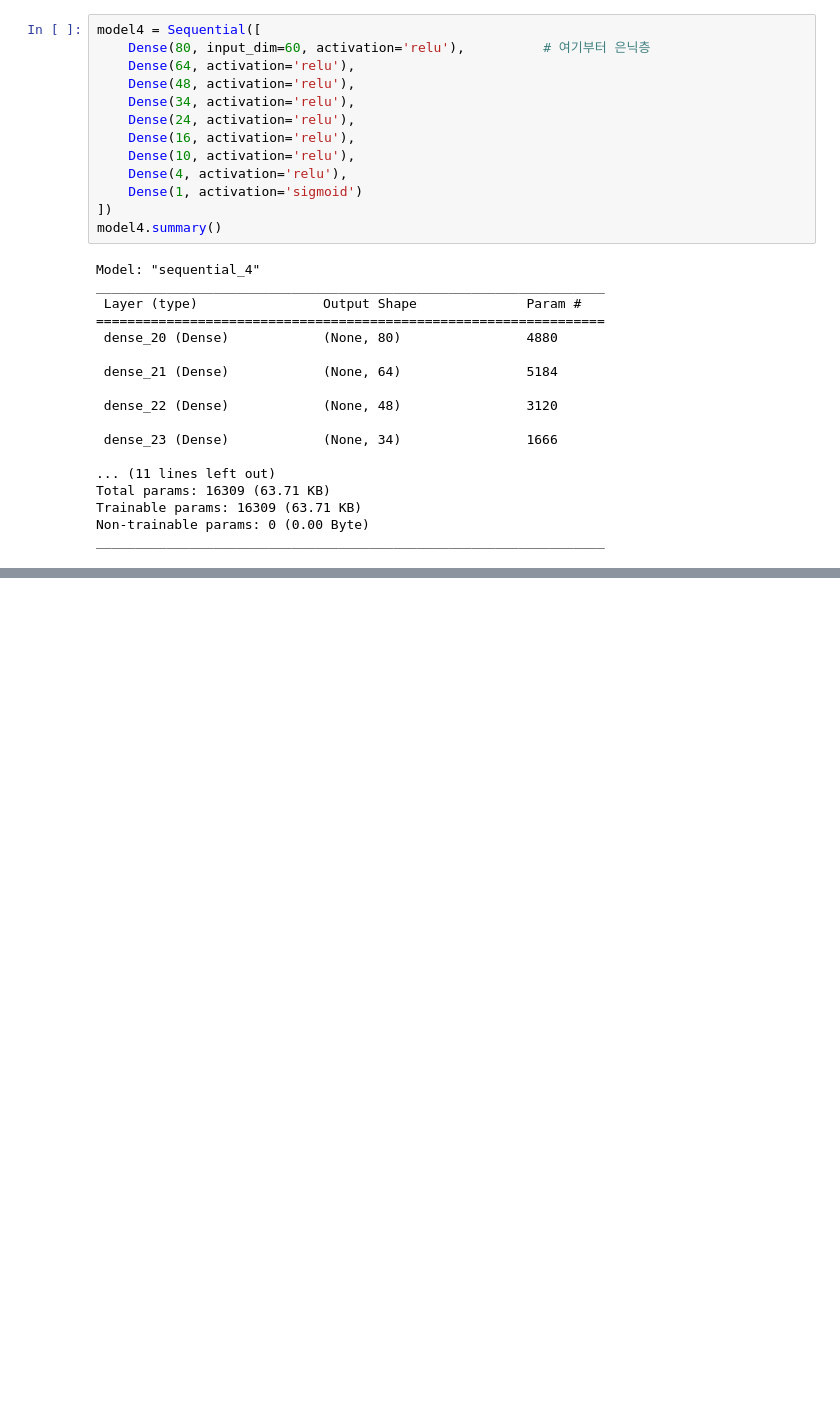
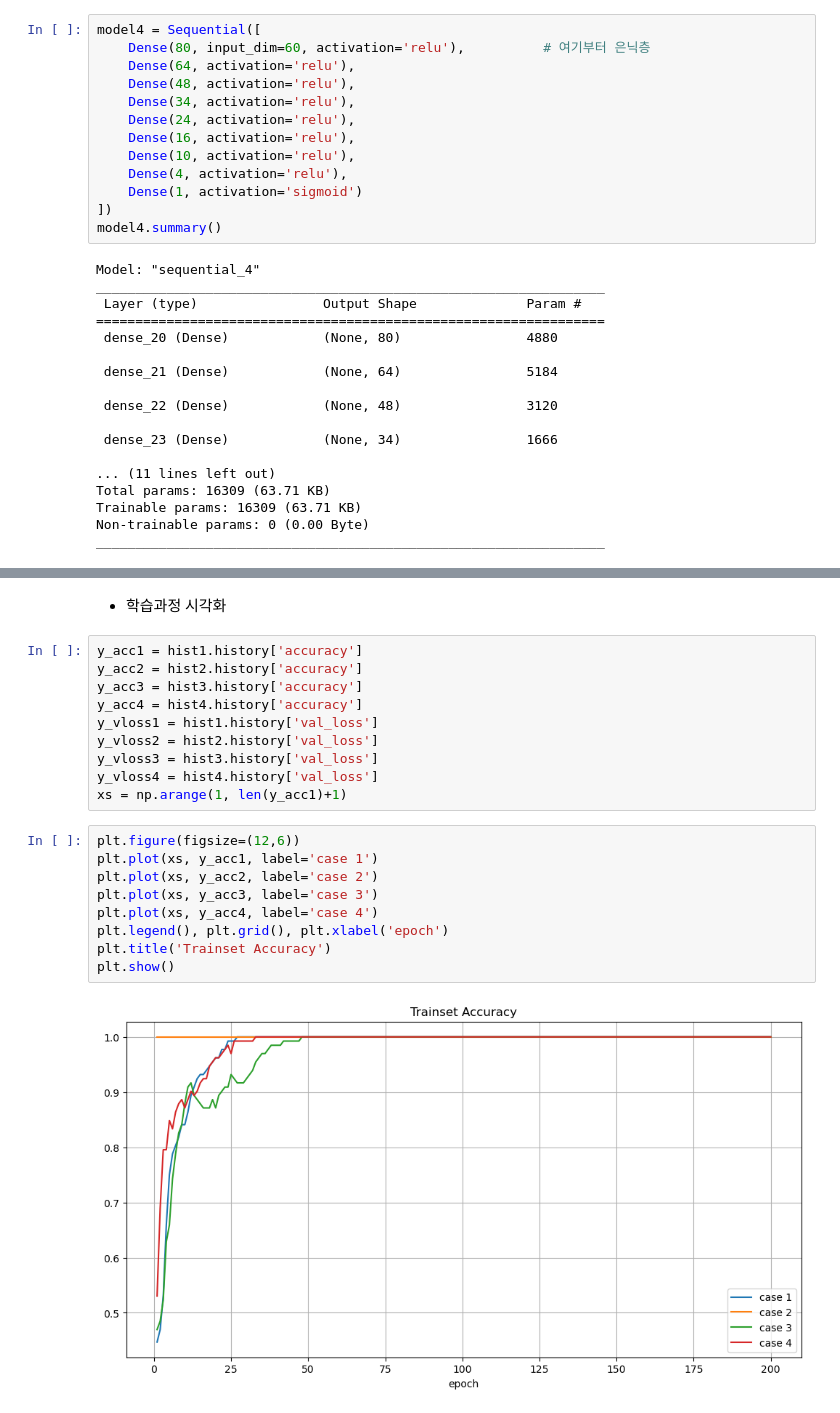
Before and after one commit to njy622/DeepLearning-23.11, a Jupyter notebook: 02.FCN/05.과적합피하기.ipynb, the cells around one changed output, grey strips where cells are left out. Drawn from its saved outputs; the diff is of its cells as text; blank space fills up the shorter version.

```diff
--- a/02.FCN/05.과적합피하기.ipynb
+++ b/02.FCN/05.과적합피하기.ipynb
@@ -199,0 +221,23 @@ model4.evaluate(X_test, y_test)
+# %% [markdown]
+- 학습과정 시각화
+# %%
+y_acc1 = hist1.history['accuracy']
+y_acc2 = hist2.history['accuracy']
+y_acc3 = hist3.history['accuracy']
+y_acc4 = hist4.history['accuracy']
+y_vloss1 = hist1.history['val_loss']
+y_vloss2 = hist2.history['val_loss']
+y_vloss3 = hist3.history['val_loss']
+y_vloss4 = hist4.history['val_loss']
+xs = np.arange(1, len(y_acc1)+1)
+# %%
+plt.figure(figsize=(12,6))
+plt.plot(xs, y_acc1, label='case 1')
+plt.plot(xs, y_acc2, label='case 2')
+plt.plot(xs, y_acc3, label='case 3')
+plt.plot(xs, y_acc4, label='case 4')
+plt.legend(), plt.grid(), plt.xlabel('epoch')
+plt.title('Trainset Accuracy')
+plt.show()
+# %% [output]
+[figure, added]
```
Also changed, not shown: parts of 7 cells of this notebook.
